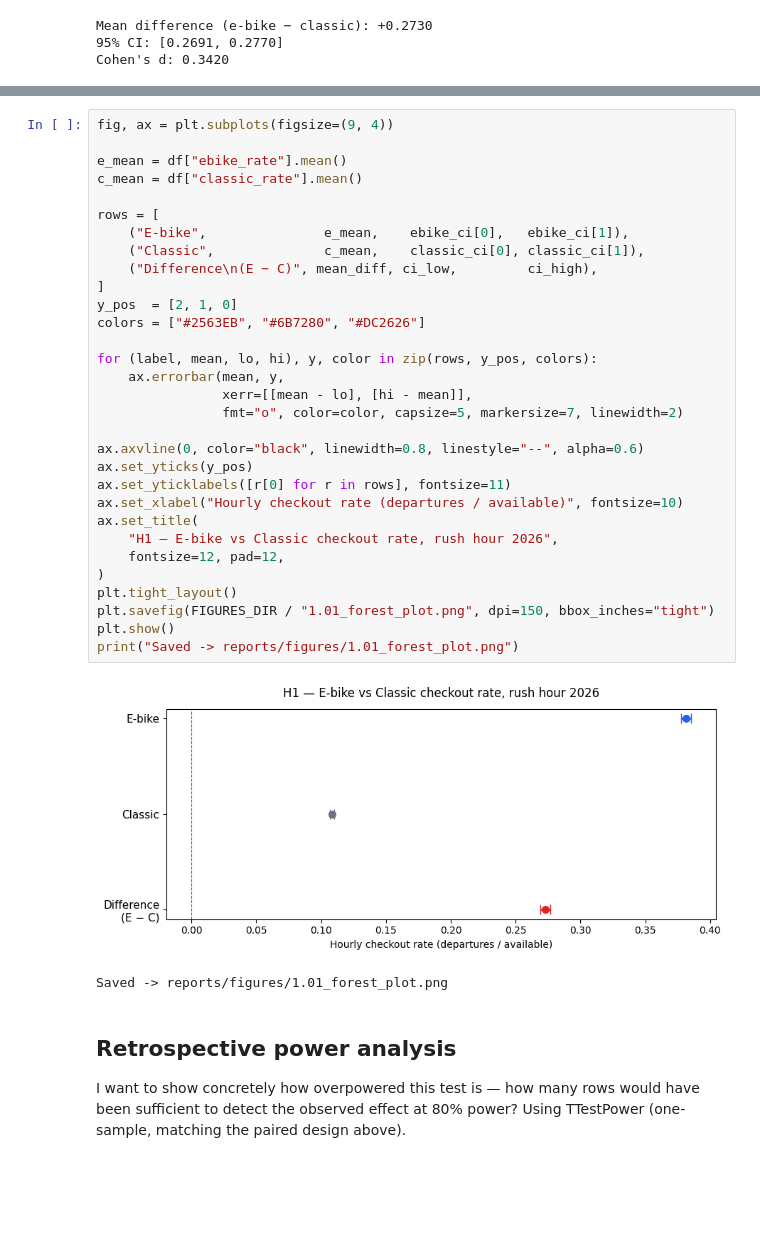
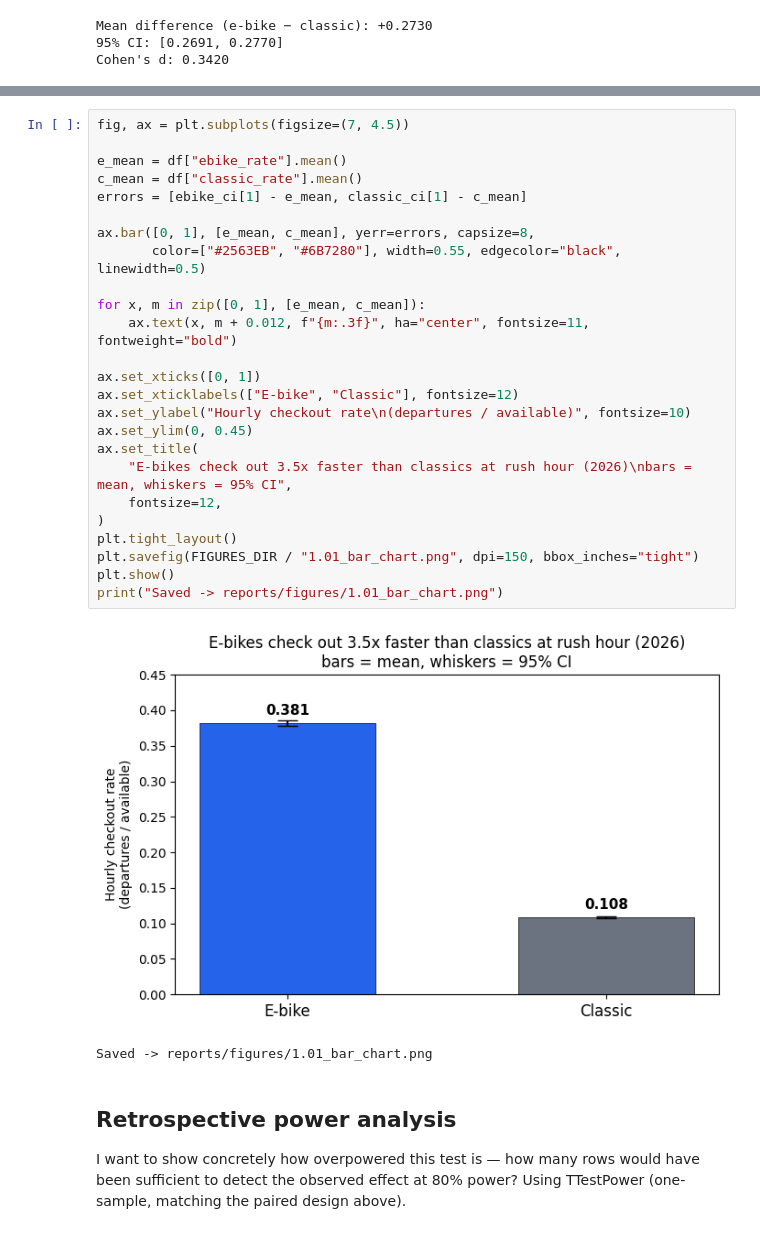
Before and after one commit to cprenz/citibike_availability_predictions, a Jupyter notebook: notebooks/1.01-hypothesis-ebike-rush-hour.ipynb, the cells around one changed output, grey strips where cells are left out. Saved outputs shown, nothing was run; the diff lists cells and outputs as text; blank space fills up the shorter version.

Commit message:
swap forest plot for bar chart in hypothesis 1.01

```diff
--- a/notebooks/1.01-hypothesis-ebike-rush-hour.ipynb
+++ b/notebooks/1.01-hypothesis-ebike-rush-hour.ipynb
@@ -199,37 +200,31 @@ Cohen's d: 0.3420
 # %%
-fig, ax = plt.subplots(figsize=(9, 4))
+fig, ax = plt.subplots(figsize=(7, 4.5))
 
 e_mean = df["ebike_rate"].mean()
 c_mean = df["classic_rate"].mean()
+errors = [ebike_ci[1] - e_mean, classic_ci[1] - c_mean]
 
-rows = [
-    ("E-bike",               e_mean,    ebike_ci[0],   ebike_ci[1]),
-    ("Classic",              c_mean,    classic_ci[0], classic_ci[1]),
-    ("Difference\n(E − C)", mean_diff, ci_low,         ci_high),
-]
-y_pos  = [2, 1, 0]
-colors = ["#2563EB", "#6B7280", "#DC2626"]
+ax.bar([0, 1], [e_mean, c_mean], yerr=errors, capsize=8,
+       color=["#2563EB", "#6B7280"], width=0.55, edgecolor="black", linewidth=0.5)
 
-for (label, mean, lo, hi), y, color in zip(rows, y_pos, colors):
-    ax.errorbar(mean, y,
-                xerr=[[mean - lo], [hi - mean]],
-                fmt="o", color=color, capsize=5, markersize=7, linewidth=2)
+for x, m in zip([0, 1], [e_mean, c_mean]):
+    ax.text(x, m + 0.012, f"{m:.3f}", ha="center", fontsize=11, fontweight="bold")
 
-ax.axvline(0, color="black", linewidth=0.8, linestyle="--", alpha=0.6)
-ax.set_yticks(y_pos)
-ax.set_yticklabels([r[0] for r in rows], fontsize=11)
-ax.set_xlabel("Hourly checkout rate (departures / available)", fontsize=10)
+ax.set_xticks([0, 1])
+ax.set_xticklabels(["E-bike", "Classic"], fontsize=12)
+ax.set_ylabel("Hourly checkout rate\n(departures / available)", fontsize=10)
+ax.set_ylim(0, 0.45)
 ax.set_title(
-    "H1 — E-bike vs Classic checkout rate, rush hour 2026",
-    fontsize=12, pad=12,
+    "E-bikes check out 3.5x faster than classics at rush hour (2026)\nbars = mean, whiskers = 95% CI",
+    fontsize=12,
 )
 plt.tight_layout()
-plt.savefig(FIGURES_DIR / "1.01_forest_plot.png", dpi=150, bbox_inches="tight")
+plt.savefig(FIGURES_DIR / "1.01_bar_chart.png", dpi=150, bbox_inches="tight")
 plt.show()
-print("Saved -> reports/figures/1.01_forest_plot.png")
+print("Saved -> reports/figures/1.01_bar_chart.png")
 # %% [output]
-[figure, old version]
+[figure, new version]
-Saved -> reports/figures/1.01_forest_plot.png
+Saved -> reports/figures/1.01_bar_chart.png
 # %% [markdown]
  ## Retrospective power analysis
 
```
Also changed, not shown: parts of 2 cells of this notebook, 1 other file.
